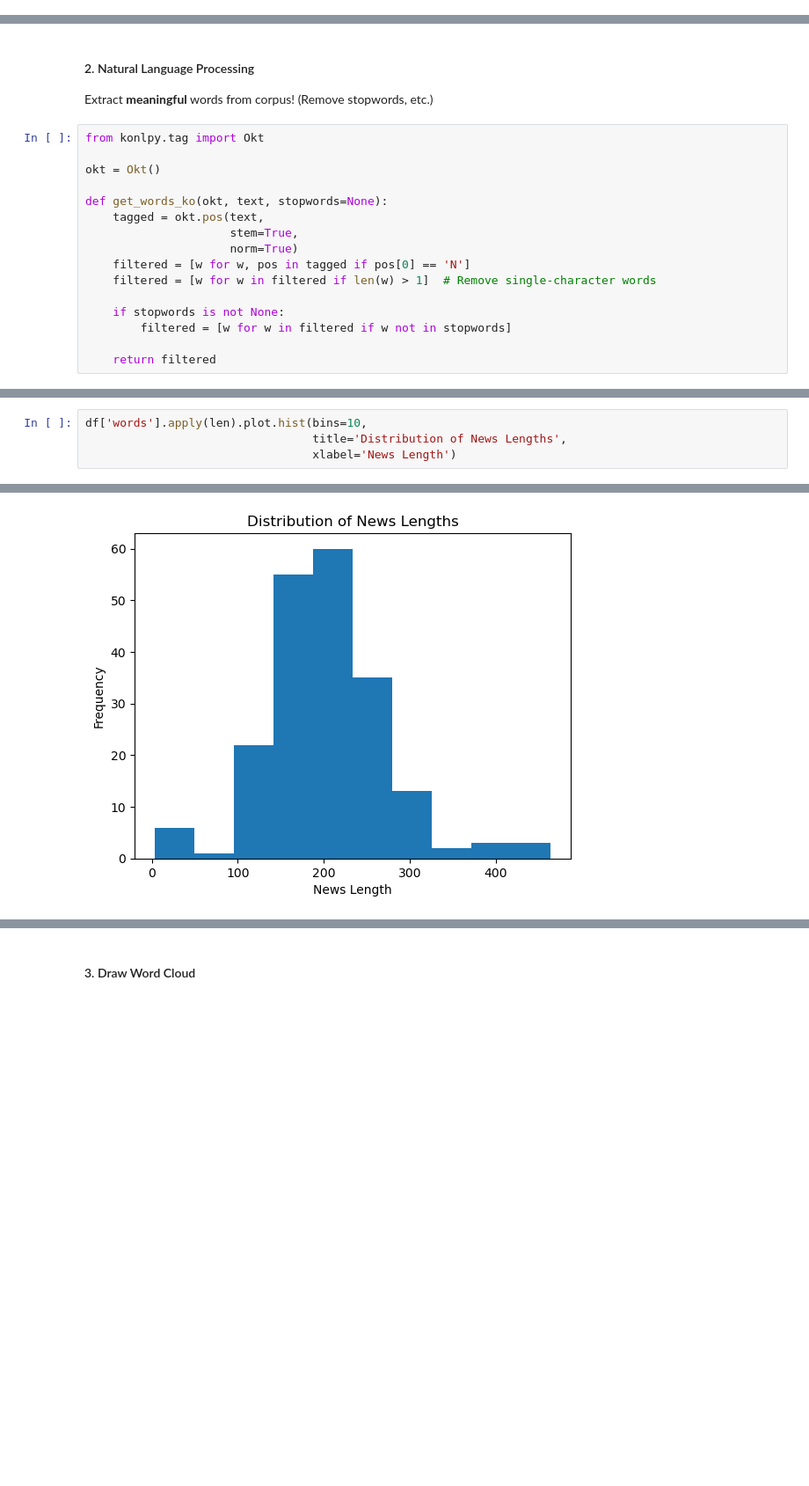
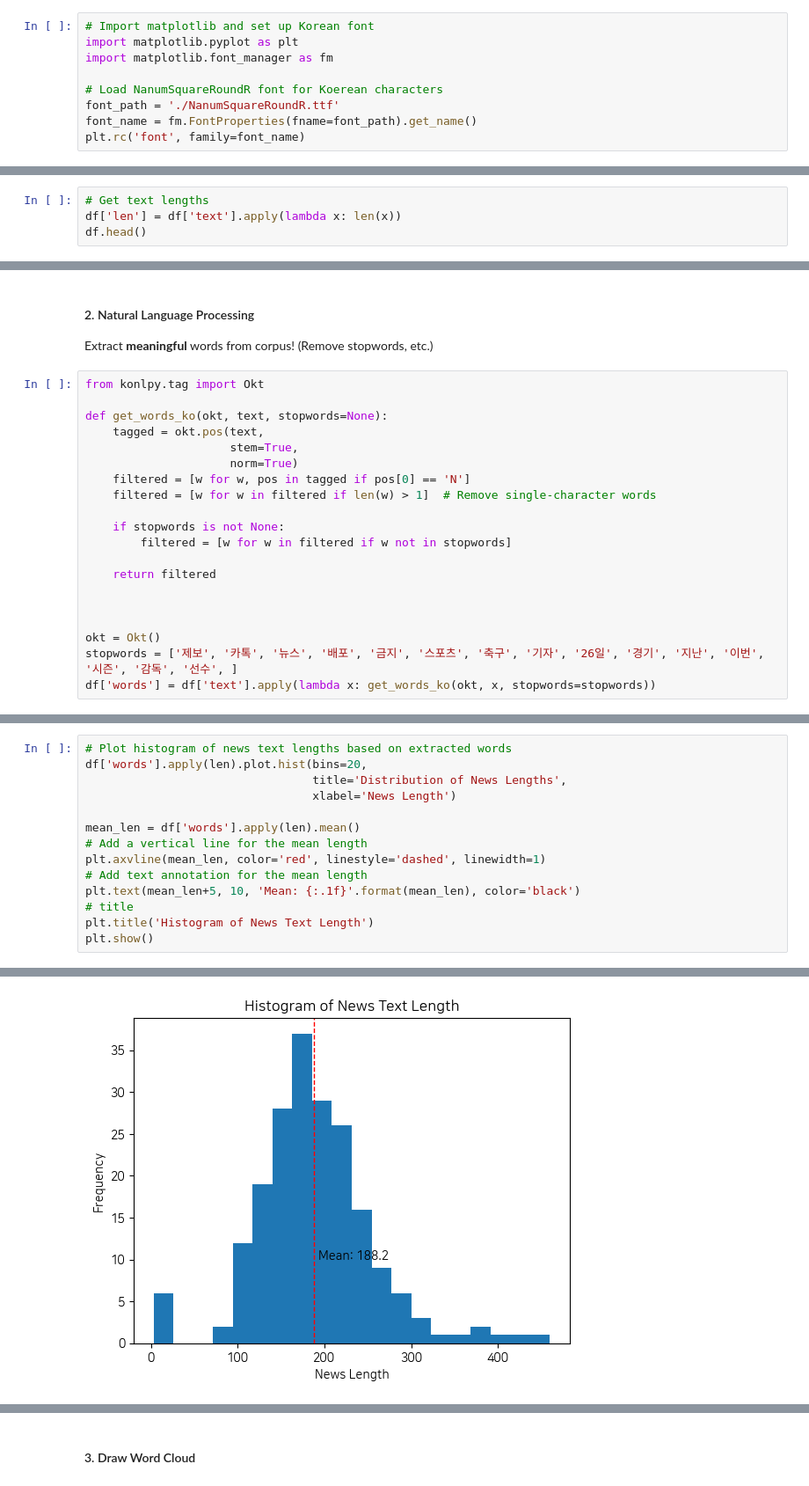
Before and after one commit to ejklike/python-tutorial, a Jupyter notebook: 06_web_scraping/03-data-exploration.ipynb, the cells around one changed output, grey strips where cells are left out. Shown at 88% size. Saved outputs shown, nothing was run; the diff lists cells and outputs as text; blank space fills up the shorter version.

```diff
--- a/06_web_scraping/03-data-exploration.ipynb
+++ b/06_web_scraping/03-data-exploration.ipynb
@@ -16,0 +41,9 @@ df.head()
+# %%
+# Import matplotlib and set up Korean font
+import matplotlib.pyplot as plt
+import matplotlib.font_manager as fm
+
+# Load NanumSquareRoundR font for Koerean characters
+font_path = './NanumSquareRoundR.ttf'
+font_name = fm.FontProperties(fname=font_path).get_name()
+plt.rc('font', family=font_name)
@@ -16,0 +57,4 @@ df.head()
+# %%
+# Get text lengths
+df['len'] = df['text'].apply(lambda x: len(x))
+df.head()
@@ -20,8 +103,6 @@ Extract **meaningful** words from corpus!
 (Remove stopwords, etc.)
 # %%
 from konlpy.tag import Okt
-
-okt = Okt()
 
 def get_words_ko(okt, text, stopwords=None):
     tagged = okt.pos(text,
@@ -34,3 +115,9 @@ def get_words_ko(okt, text, stopwords=None):
         filtered = [w for w in filtered if w not in stopwords]
 
     return filtered
+
+
+
+okt = Okt()
+stopwords = ['제보', '카톡', '뉴스', '배포', '금지', '스포츠', '축구', '기자', '26일', '경기', '지난', '이번', '시즌', '감독', '선수', ]
+df['words'] = df['text'].apply(lambda x: get_words_ko(okt, x, stopwords=stopwords))
@@ -52,5 +135,15 @@ Q. How to check the distribution of News Lengths?
 # %%
-df['words'].apply(len).plot.hist(bins=10,
+# Plot histogram of news text lengths based on extracted words
+df['words'].apply(len).plot.hist(bins=20,
                                  title='Distribution of News Lengths',
                                  xlabel='News Length')
+
+mean_len = df['words'].apply(len).mean()
+# Add a vertical line for the mean length
+plt.axvline(mean_len, color='red', linestyle='dashed', linewidth=1)
+# Add text annotation for the mean length
+plt.text(mean_len+5, 10, 'Mean: {:.1f}'.format(mean_len), color='black')
+# title
+plt.title('Histogram of News Text Length')
+plt.show()
 # %% [output]
@@ -58,2 +150,2 @@ df['words'].apply(len).plot.hist(bins=10,
-[figure, old version]
+[figure, new version]
 # %%
```
Also changed, not shown: parts of 21 cells of this notebook.
